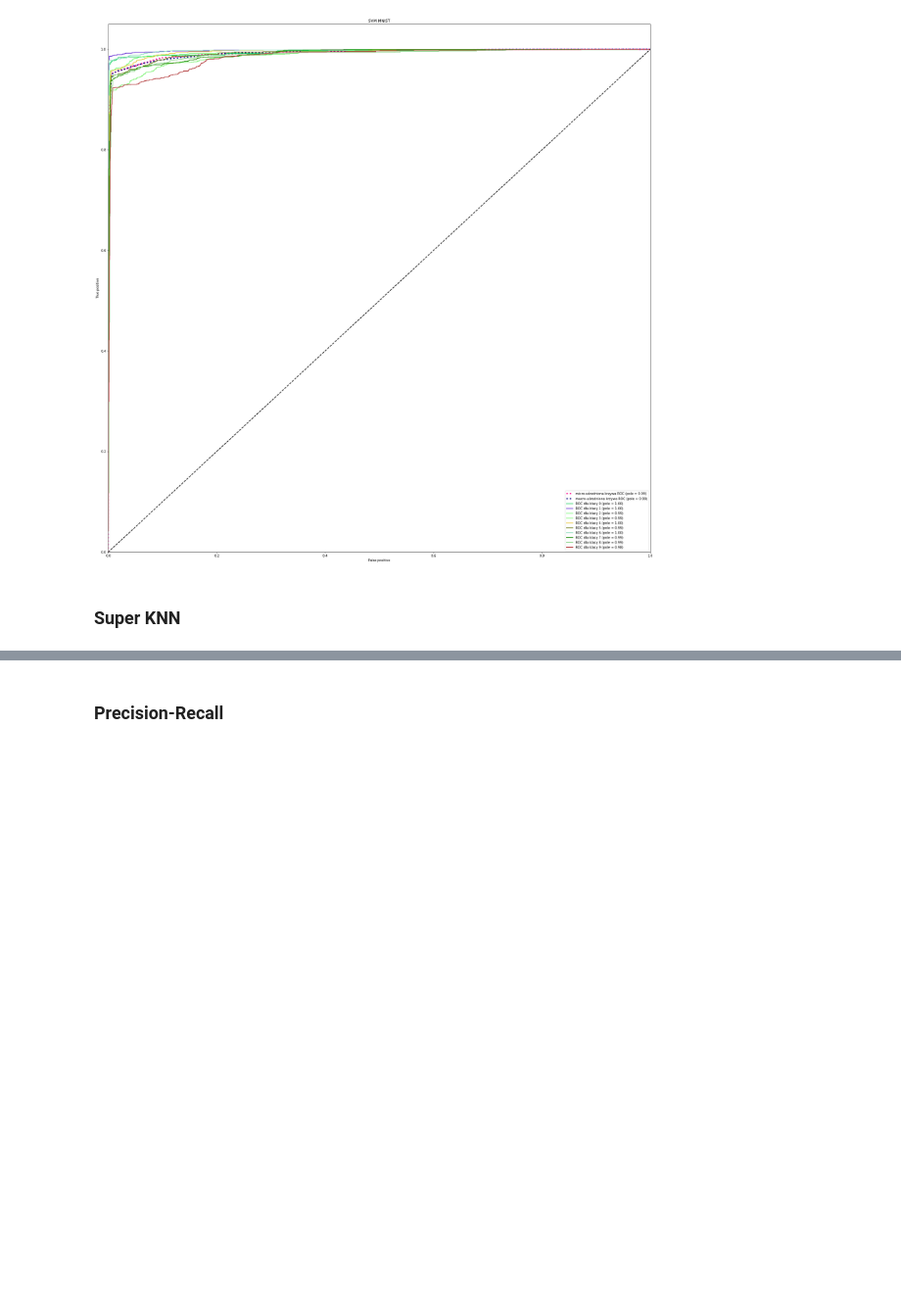
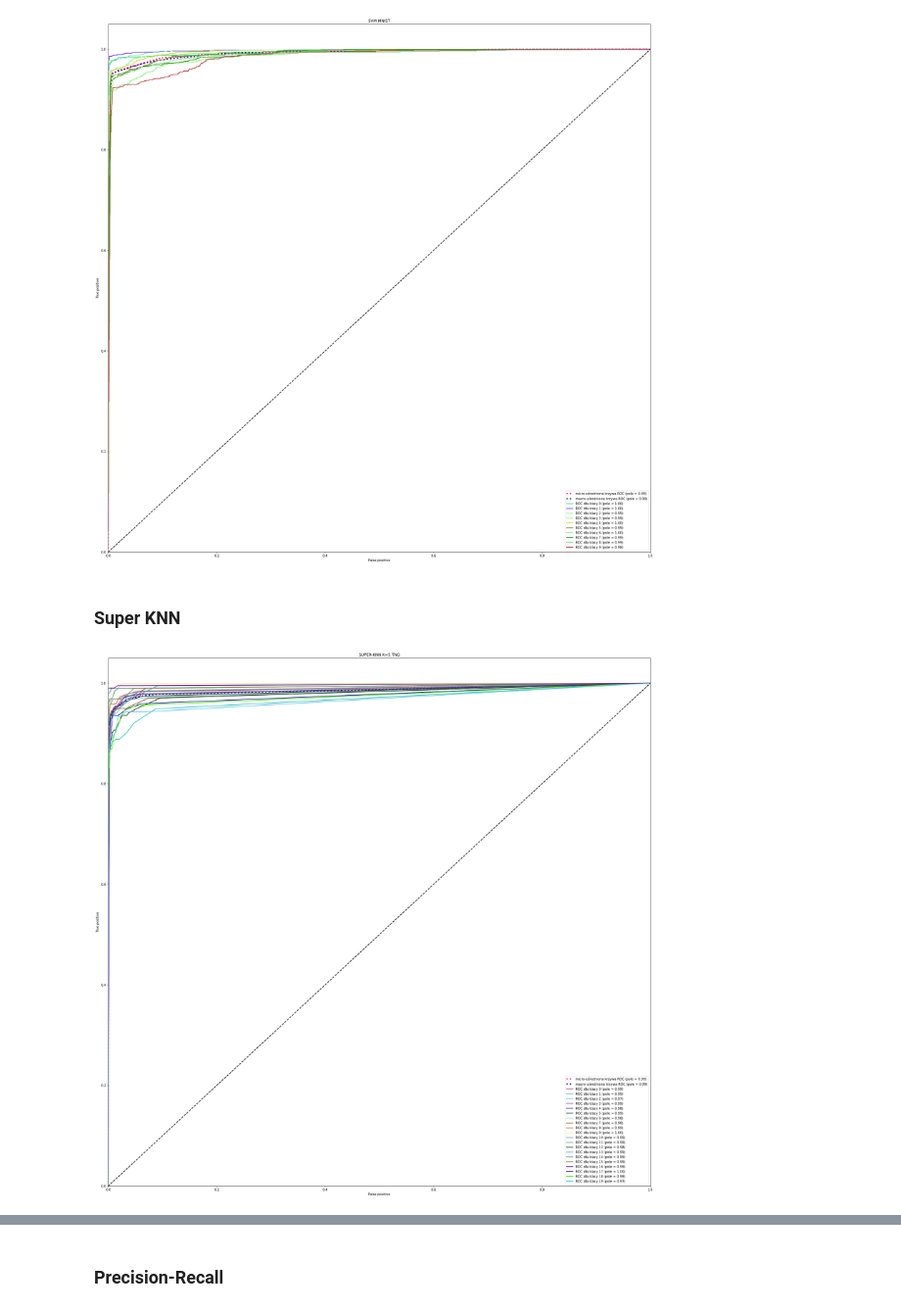
Before and after one commit to wiktor145/ml-project, a Jupyter notebook: Project4.ipynb, the cells around one changed output, grey strips where cells are left out. Shown at 98% size. Cells and saved outputs as stored; diff of their text form; code cells hidden in the pictures; blank space fills up the shorter version.

Commit message:
curves

```diff
--- a/Project4.ipynb
+++ b/Project4.ipynb
@@ -223,6 +223,7 @@ Ostateczny wynik klasyfikacji jest wybierany poprzez wybór najczęsciej występ
 # %%
 import random
 from statistics import mode
+from numpy import average
 
 
 class SuperKNN:
@@ -297,6 +298,28 @@ class SuperKNN:
         ret = mode(result_labels[:])
 
         return ret
+
+
+    def decision_function(self, test_data):
+
+        ret = []
+
+        results = []
+
+        for i in range(self.no_of_clasificators):
+            results.append(self.classificators[i].predict_proba(test_data[:,self.classificators_features[i]]))
+
+        ret = results[0]
+
+        for i in range(1,len(results)):
+            #print(results[i])
+            ret+=results[i]
+
+        #print(ret/7)
+
+        #ret = average(results[:])
+
+        return ret/self.no_of_clasificators
 # %% [markdown]
 ## Podstawowe porównanie naszego klasyfikatora z klasyfikatorem SVM
 # %% [markdown]
@@ -492,0 +513,9 @@ determine_roc(mnist_svm_classifier,mnist_test_data,y_test ,"SVM MNIST")
+# %%
+y_test = preprocessing.label_binarize(list(map(int, tng_test_labels)), classes=[i for i in range(20)])
+
+n_classes = 20
+
+tng_classifier = SuperKNN(tng_train_data, tng_train_labels, DIMENSIONS, k=5)
+determine_roc(tng_classifier,tng_test_data,y_test ,"SUPER-KNN K=5 TNG")
+# %% [output]
+[figure, added]
```
Also changed, not shown: parts of 9 cells of this notebook.
